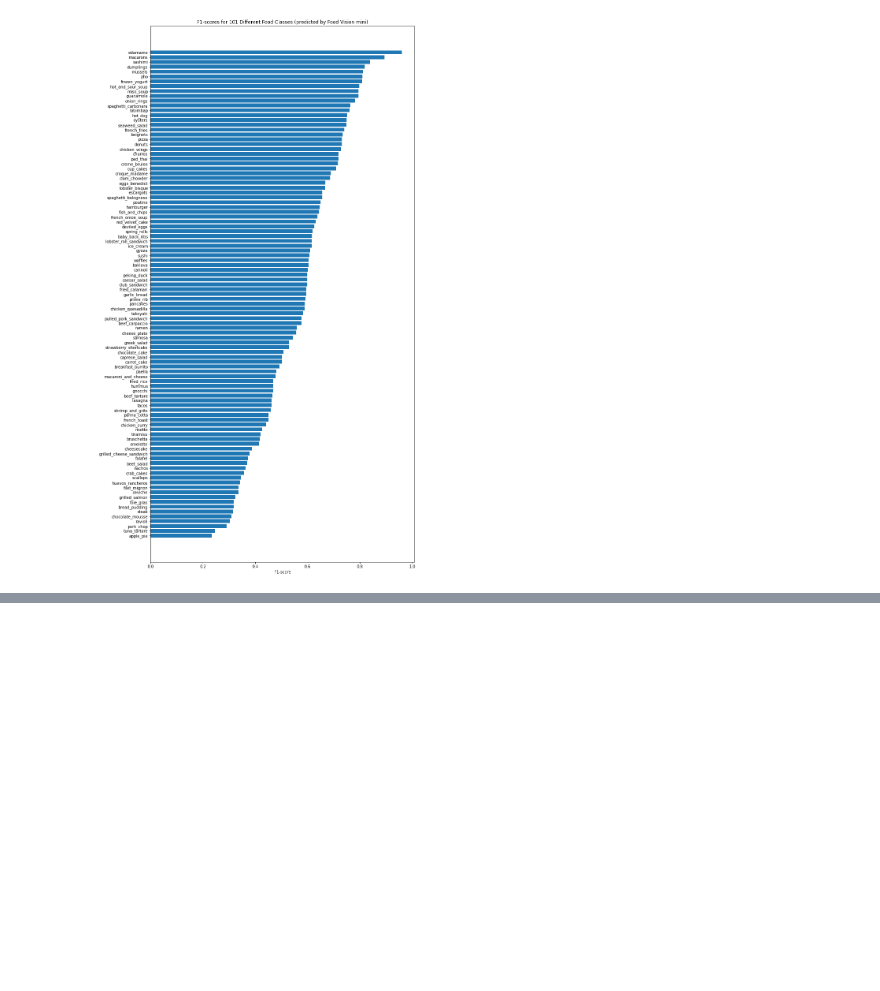
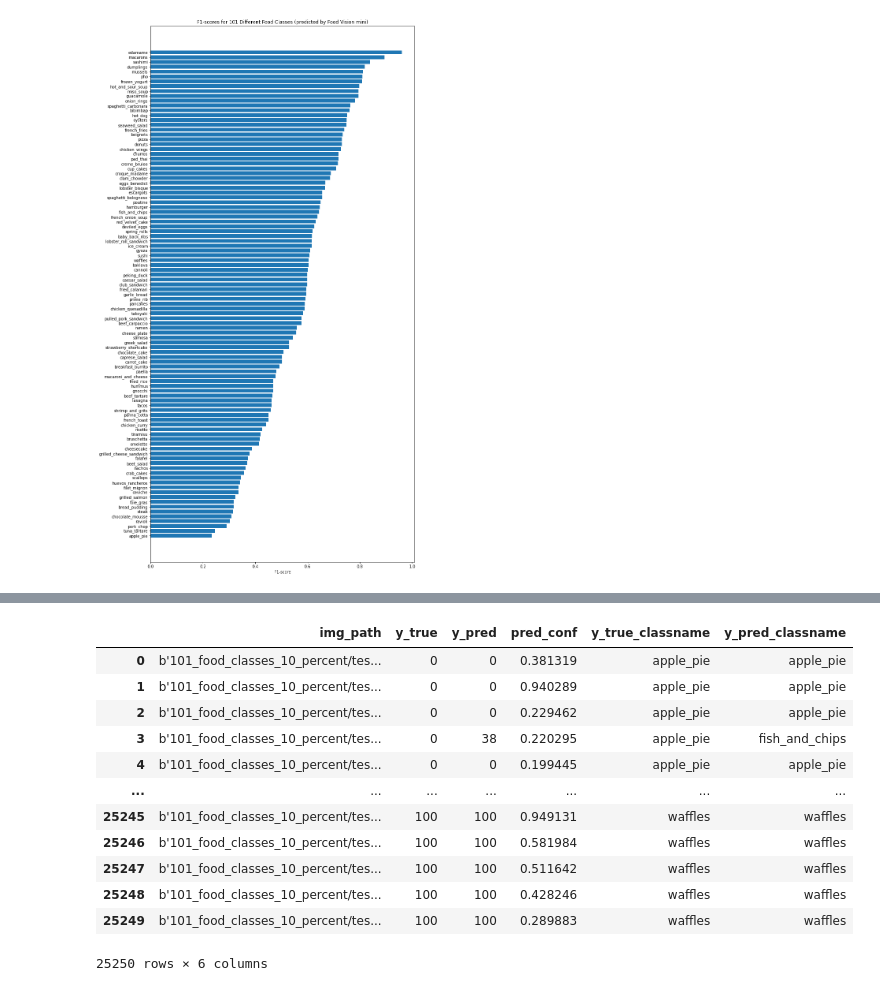
Before and after one commit to imkamleshwar/tensorflow-learning, a Jupyter notebook: computer-vision-and-cnn/feature-extraction-scale-up.ipynb, the cells around one changed output, grey strips where cells are left out. Saved outputs shown, nothing was run; the diff lists cells and outputs as text; code cells hidden in the pictures; blank space fills up the shorter version.

```diff
--- a/computer-vision-and-cnn/feature-extraction-scale-up.ipynb
+++ b/computer-vision-and-cnn/feature-extraction-scale-up.ipynb
@@ -579,0 +598,24 @@ ax.invert_yaxis(); # reverse the order of our plot
+# %%
+# 2. Create a DataFrame of different parameters for each of our test images
+import pandas as pd
+pred_df = pd.DataFrame({"img_path": filepaths,
+                        "y_true": y_labels,
+                        "y_pred": pred_classes,
+                        "pred_conf": preds_probs.max(axis=1), # get the maximum prediction probability value
+                        "y_true_classname": [class_names[i] for i in y_labels],
+                        "y_pred_classname": [class_names[i] for i in pred_classes]})
+pred_df
+# %% [output]
+|  | img_path | y_true | y_pred | pred_conf | y_true_classname | y_pred_classname |
+| 0 | b'101_food_classes_10_percent/tes... | 0 | 0 | 0.381319 | apple_pie | apple_pie |
+| 1 | b'101_food_classes_10_percent/tes... | 0 | 0 | 0.940289 | apple_pie | apple_pie |
+| 2 | b'101_food_classes_10_percent/tes... | 0 | 0 | 0.229462 | apple_pie | apple_pie |
+| 3 | b'101_food_classes_10_percent/tes... | 0 | 38 | 0.220295 | apple_pie | fish_and_chips |
+| 4 | b'101_food_classes_10_percent/tes... | 0 | 0 | 0.199445 | apple_pie | apple_pie |
+| ... | ... | ... | ... | ... | ... | ... |
+| 25245 | b'101_food_classes_10_percent/tes... | 100 | 100 | 0.949131 | waffles | waffles |
+| 25246 | b'101_food_classes_10_percent/tes... | 100 | 100 | 0.581984 | waffles | waffles |
+| 25247 | b'101_food_classes_10_percent/tes... | 100 | 100 | 0.511642 | waffles | waffles |
+| 25248 | b'101_food_classes_10_percent/tes... | 100 | 100 | 0.428246 | waffles | waffles |
+| 25249 | b'101_food_classes_10_percent/tes... | 100 | 100 | 0.289883 | waffles | waffles |
+25250 rows × 6 columns
```
Also changed, not shown: parts of 5 cells of this notebook, 3 other files.
